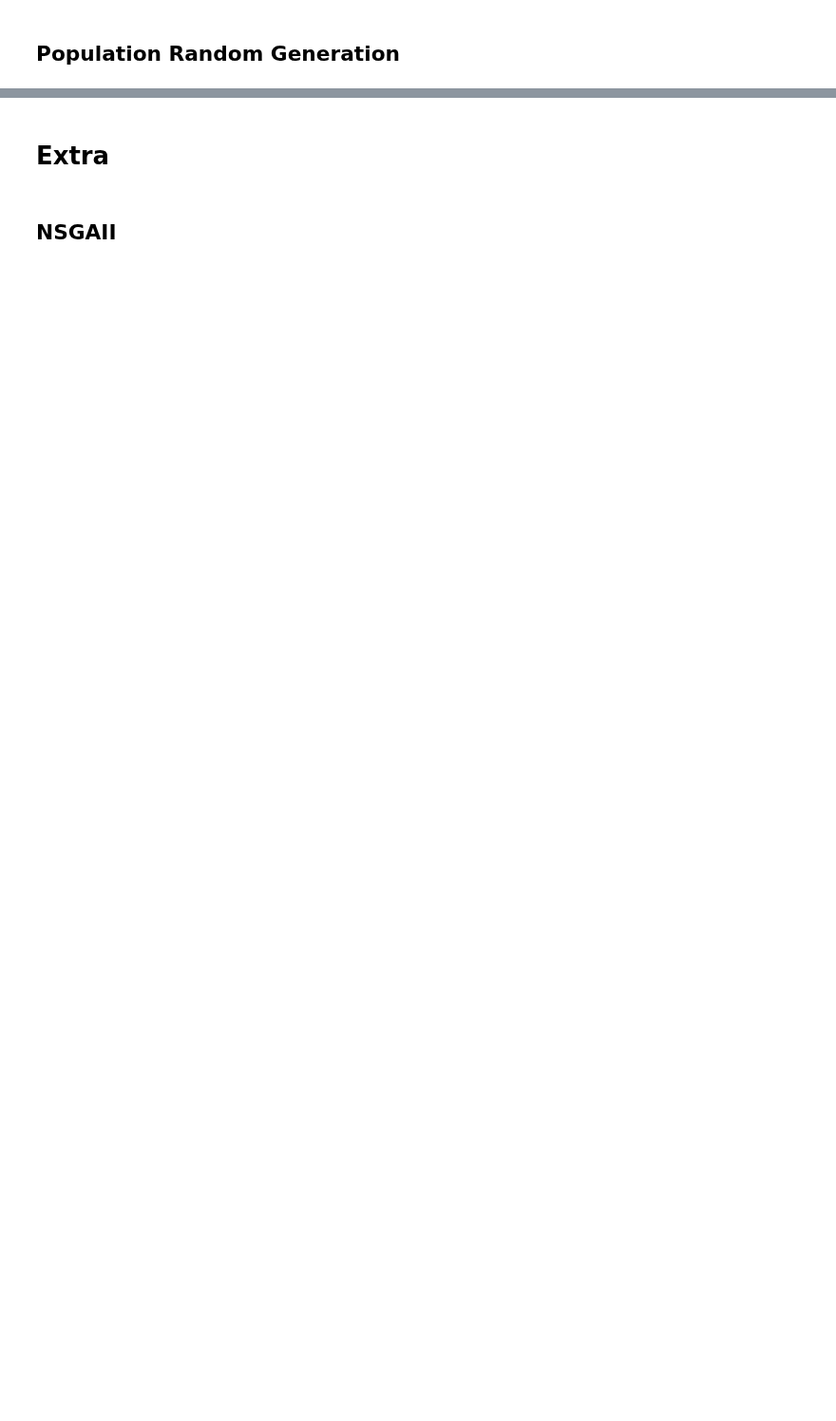
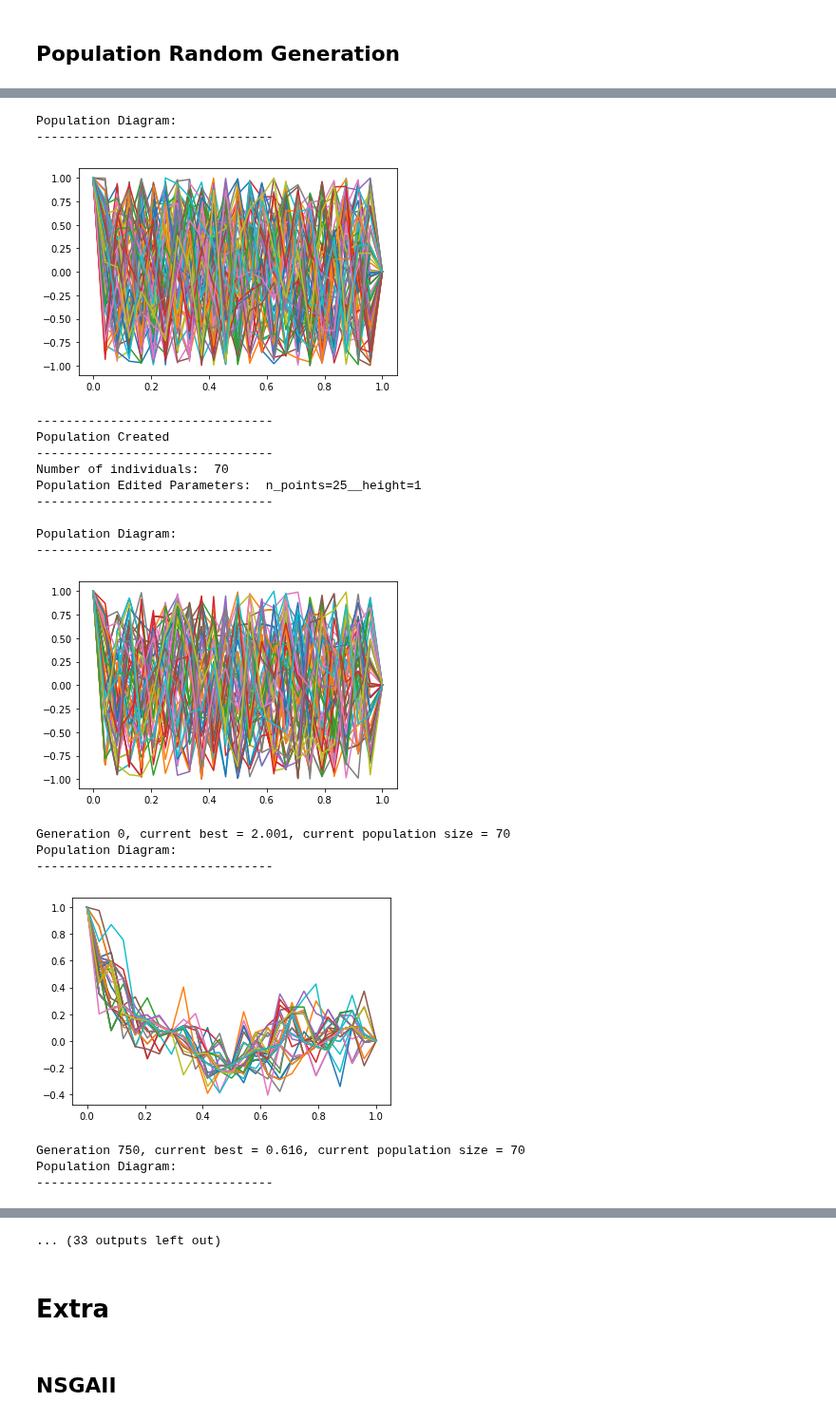
Before and after one commit to MarshaGomez/F5-MOEA-Variations, a Jupyter notebook: examples/Multi_Objective_Brachistochrone.ipynb, the cells around one changed output, grey strips where cells are left out. Shown at 95% size. Drawn from its saved outputs; the diff is of its cells as text; code cells hidden in the pictures; blank space fills up the shorter version.

```diff
--- a/examples/Multi_Objective_Brachistochrone.ipynb
+++ b/examples/Multi_Objective_Brachistochrone.ipynb
@@ -962,28 +947,49 @@ NameError: ignored
 # %%
-n_dimensions = 1
-n_individuals = 50
-n_generations = 10000
-n_points = 20
+ga_n_dimensions = 1
+ga_n_individuals = 70
+ga_n_generations = 15000
+ga_n_points = 25
 
 # Probabilities
-ps = 0.7 # selection
-pc = 1 # crossover
-pm = 0.3 # mutation Change less mutation
+ga_ps = 0.5 # selection
+ga_pc = 1 # crossover
+ga_pm = 0.3 # mutation Change less mutation
 
 
 population = Population(Individual,
-                        n_individuals,
-                        n_points=n_points,
-                        height=height,
-                        show_plot=show_plot,
-                        show_info=show_info,
-                        show_debug=show_debug)
+                        n_individuals=ga_n_individuals,
+                        n_points=ga_n_points,
+                        height=ga_height,
+                        show_plot=ga_show_plot,
+                        show_info=ga_show_info,
+                        show_debug=ga_show_debug)
 
 GeneticAlgorithm(population=population,
-                 generations=n_generations,
-                 ps=ps,
-                 pc=pc,
-                 pm=pm,
-                 show_plot=show_plot,
-                 show_info=show_info,
-                 show_debug=show_debug)
+                 n_generations=ga_n_generations,
+                 ps=ga_ps,
+                 pc=ga_pc,
+                 pm=ga_pm,
+                 show_plot=ga_show_plot,
+                 show_info=ga_show_info,
+                 show_debug=ga_show_debug)
+# %% [output]
+Population Diagram:
+--------------------------------
+[figure, added]
+--------------------------------
+Population Created
+--------------------------------
+Number of individuals:  70
+Population Edited Parameters:  n_points=25__height=1
+--------------------------------
+
+Population Diagram:
+--------------------------------
+[figure, added]
+Generation 0, current best = 2.001, current population size = 70
+Population Diagram:
+--------------------------------
+[figure, added]
+Generation 750, current best = 0.616, current population size = 70
+Population Diagram:
+--------------------------------
@@ -989,0 +1005 @@ GeneticAlgorithm(population=population,
+... (33 outputs left out)
```
Also changed, not shown: parts of 15 cells of this notebook.
